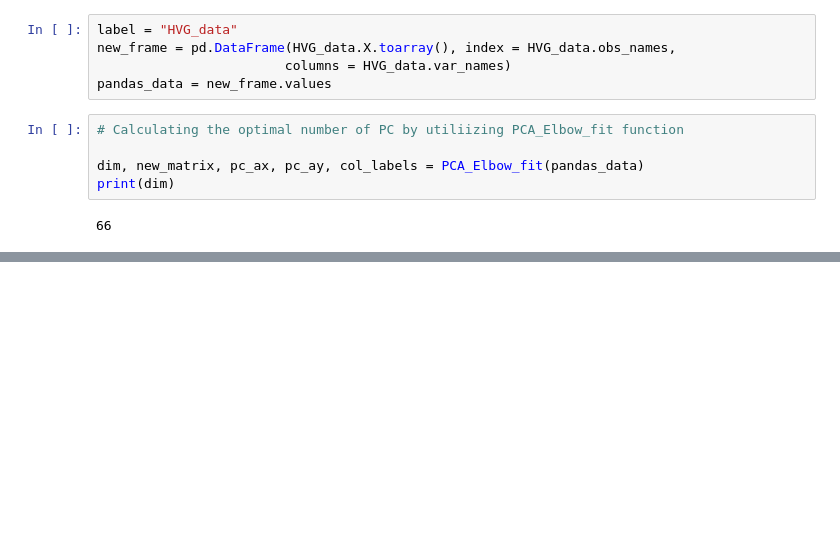
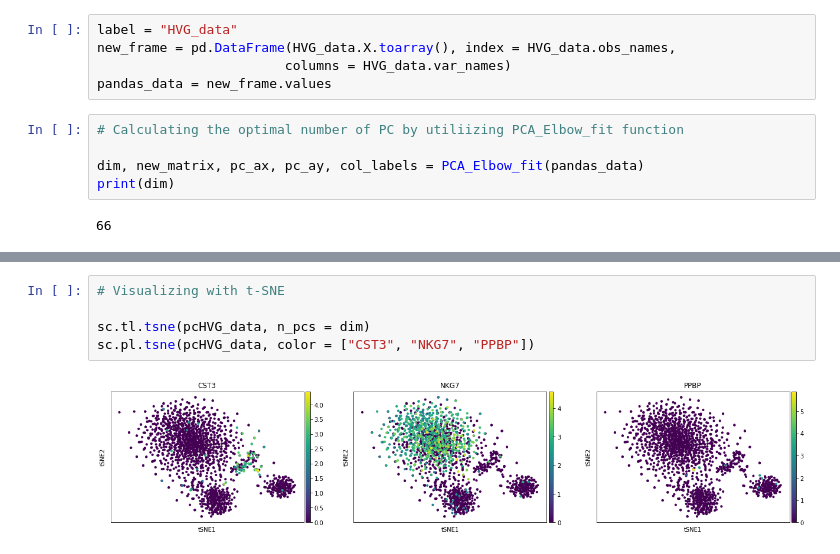
Before and after one commit to eh329/Kaggle, a Jupyter notebook: scRNAseq-eh329-Stoeckius_et_al_2017.ipynb, the cells around one changed output, grey strips where cells are left out. Drawn from its saved outputs; the diff is of its cells as text; blank space fills up the shorter version.

```diff
--- a/scRNAseq-eh329-Stoeckius_et_al_2017.ipynb
+++ b/scRNAseq-eh329-Stoeckius_et_al_2017.ipynb
@@ -246,0 +270,7 @@ CD8_off_ACAATCCCGTGG  0.145172  0.848332  1.537693  0.824474  1.109825
+# %%
+# Visualizing with t-SNE
+
+sc.tl.tsne(pcHVG_data, n_pcs = dim)
+sc.pl.tsne(pcHVG_data, color = ["CST3", "NKG7", "PPBP"])
+# %% [output]
+[figure, added]
```
Also changed, not shown: parts of 7 cells of this notebook.
